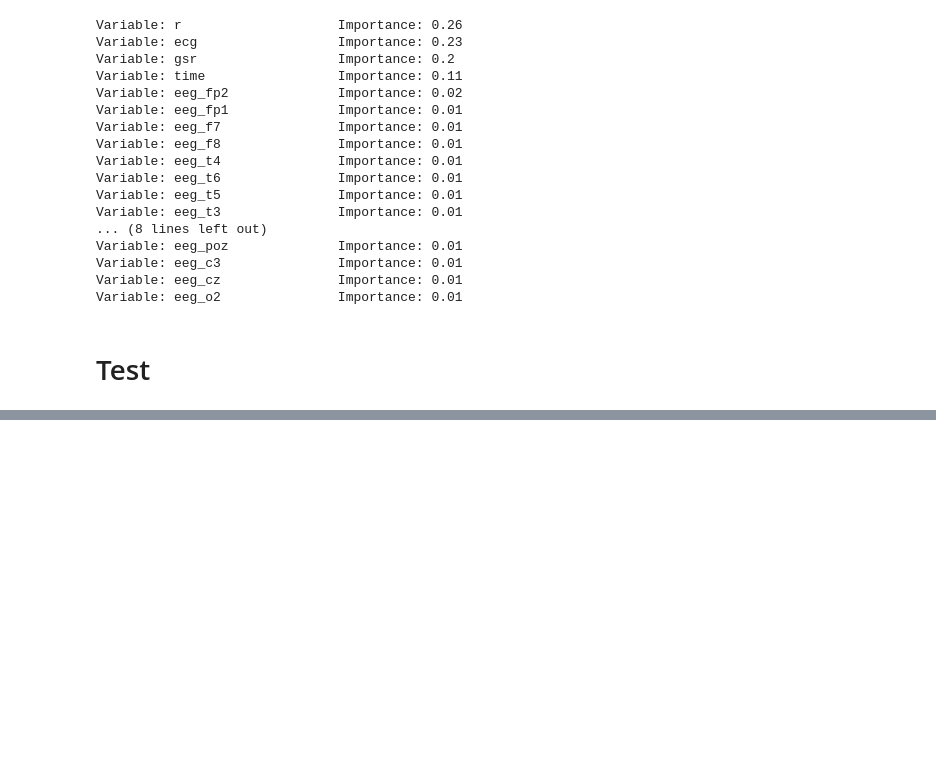
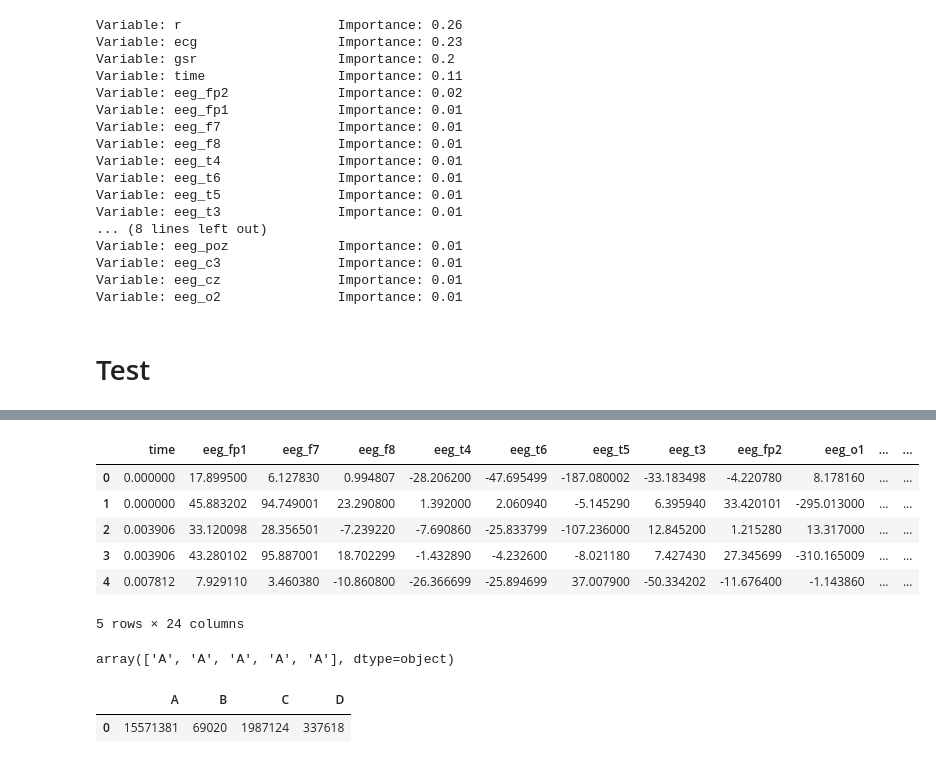
Before and after one commit to ST7oo/reducing-aviation-fatalities, a Jupyter notebook: t1.ipynb, the cells around one changed output, grey strips where cells are left out. Drawn from its saved outputs; the diff is of its cells as text; code cells hidden in the pictures; blank space fills up the shorter version.

Commit message:
Get predictions

```diff
--- a/t1.ipynb
+++ b/t1.ipynb
@@ -106,0 +116,11 @@ test_file.head()
+# %%
+features_test = test_file.drop(['id','crew','experiment','seat'], axis=1)
+features_test.head()
+# %% [output]
+|  | time | eeg_fp1 | eeg_f7 | eeg_f8 | eeg_t4 | eeg_t6 | eeg_t5 | eeg_t3 | eeg_fp2 | eeg_o1 | ... | ... |
+| 0 | 0.000000 | 17.899500 | 6.127830 | 0.994807 | -28.206200 | -47.695499 | -187.080002 | -33.183498 | -4.220780 | 8.178160 | ... | ... |
+| 1 | 0.000000 | 45.883202 | 94.749001 | 23.290800 | 1.392000 | 2.060940 | -5.145290 | 6.395940 | 33.420101 | -295.013000 | ... | ... |
+| 2 | 0.003906 | 33.120098 | 28.356501 | -7.239220 | -7.690860 | -25.833799 | -107.236000 | 12.845200 | 1.215280 | 13.317000 | ... | ... |
+| 3 | 0.003906 | 43.280102 | 95.887001 | 18.702299 | -1.432890 | -4.232600 | -8.021180 | 7.427430 | 27.345699 | -310.165009 | ... | ... |
+| 4 | 0.007812 | 7.929110 | 3.460380 | -10.860800 | -26.366699 | -25.894699 | 37.007900 | -50.334202 | -11.676400 | -1.143860 | ... | ... |
+5 rows × 24 columns
@@ -106,0 +129,10 @@ test_file.head()
+# %%
+predictions_test[:5]
+# %% [output]
+array(['A', 'A', 'A', 'A', 'A'], dtype=object)
+# %%
+unique, counts = np.unique(predictions_test, return_counts=True)
+pd.DataFrame([counts], columns=unique)
+# %% [output]
+|  | A | B | C | D |
+| 0 | 15571381 | 69020 | 1987124 | 337618 |
```
Also changed, not shown: parts of 7 cells of this notebook.
